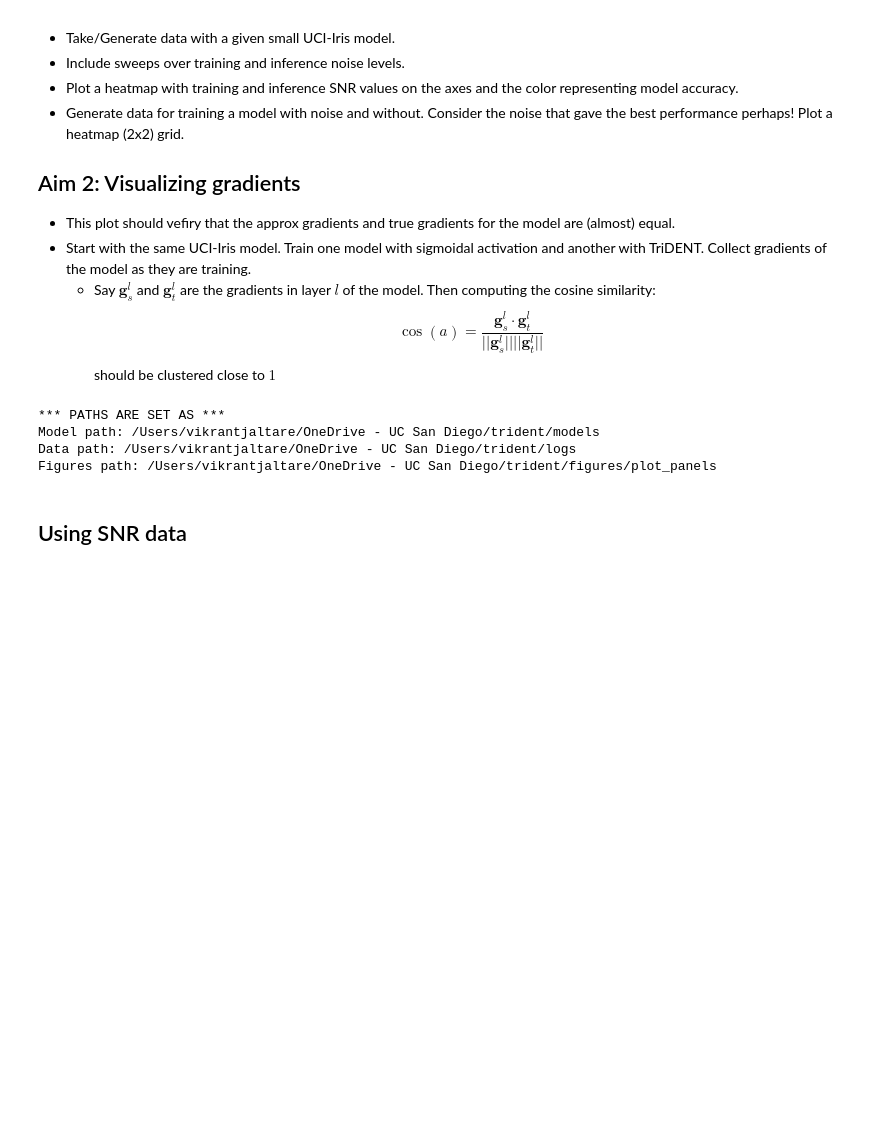
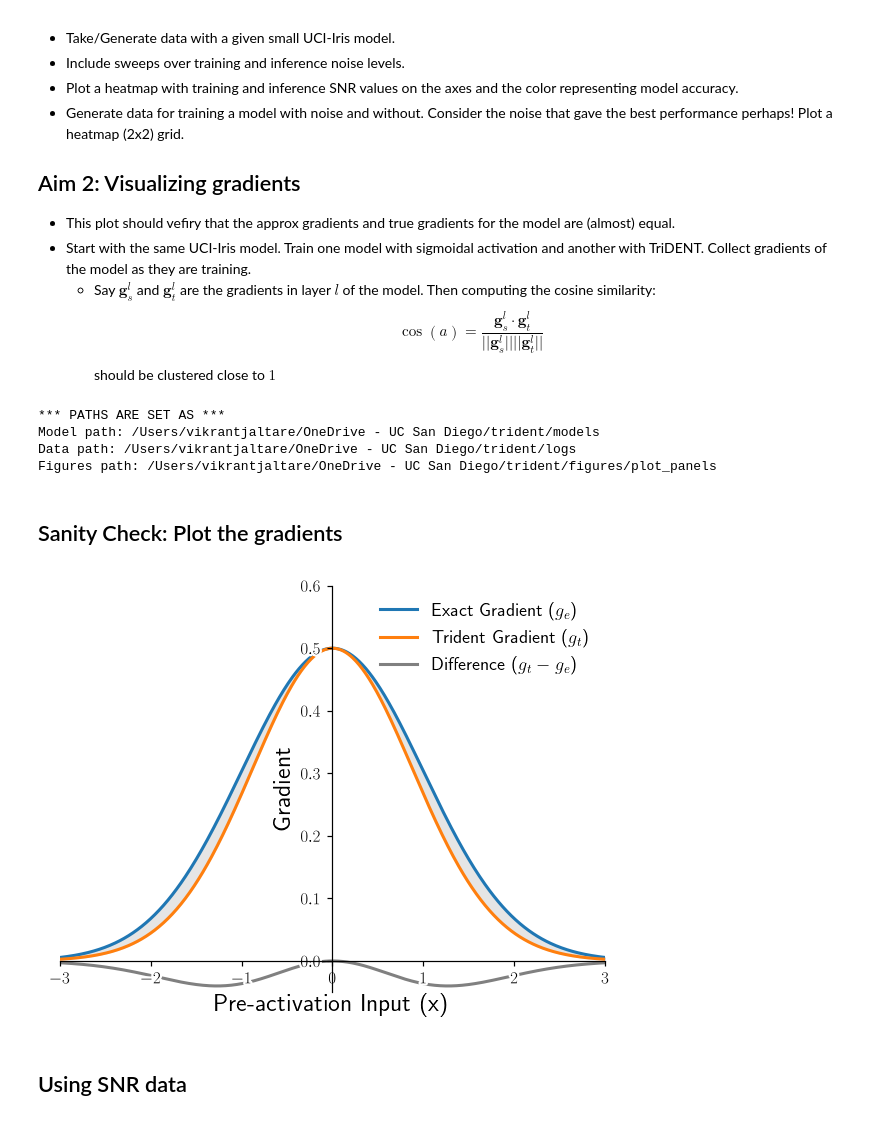
Before and after one commit to vjaltare/sawy, a Jupyter notebook: notebooks/gradients_noise_comparisons_uci_iris.ipynb, the cells around one changed output. Drawn from its saved outputs; the diff is of its cells as text; code cells hidden in the pictures; blank space fills up the shorter version.

```diff
--- a/notebooks/gradients_noise_comparisons_uci_iris.ipynb
+++ b/notebooks/gradients_noise_comparisons_uci_iris.ipynb
@@ -86,3 +87,5 @@ print(f"Figures path: {FIGURES_PATH}")
 Model path: /Users/vikrantjaltare/OneDrive - UC San Diego/trident/models
 Data path: /Users/vikrantjaltare/OneDrive - UC San Diego/trident/logs
 Figures path: /Users/vikrantjaltare/OneDrive - UC San Diego/trident/figures/plot_panels
+# %% [markdown]
+## Sanity Check: Plot the gradients
@@ -89,3 +115,33 @@ Figures path: /Users/vikrantjaltare/OneDrive - UC San Diego/trident/figures/plot
+# %%
+x_test = jnp.linspace(-3, 3, 500)
+
+std = 1.0
+ex_sf = jnp.sqrt(2*jnp.pi)*std/4
+tri_grads = jax.vmap(trident_grad, in_axes=(0, None, None, None, None))(x_test, 0.0, std, 0.0, 1.0)
+ex_grads = jax.vmap(exact_grad_fn, in_axes=(0, None, None, None, None))(x_test, 0.0, std, 0.0, ex_sf)
+
+fig, ax = plt.subplots(dpi=110)
+ax.plot(x_test, ex_grads, lw=2, label=r"Exact Gradient ($g_e$)", zorder=-1)
+ax.plot(x_test, tri_grads, lw=2, label=r"Trident Gradient ($g_t$)", zorder=-1)
+ax.plot(x_test, tri_grads - ex_grads, lw=2, label=r"Difference ($g_t - g_e$)", zorder=-1, color="0.5")
+ax.fill_between(x_test, tri_grads, ex_grads, alpha=0.2, zorder=-2, color="0.5")
+ax.set_xlabel("Pre-activation Input (x)", fontsize=16, loc='center')
+ax.set_ylabel("Gradient", fontsize=16, loc="center")
+ax.set_ylim(-0.05, 0.6)
+ax.set_xlim(-3, 3)
+ax.spines[['bottom', 'left']].set_position('zero')
+ax.tick_params(axis='both', which='major', labelsize=11, zorder=1)
+ax.legend(frameon=False, fontsize=12)
+
+path_effect = [pe.withStroke(linewidth=3, foreground='w')]
+
+for label in ax.get_xticklabels() + ax.get_yticklabels():
+    label.set_path_effects(path_effect)
+    label.set_zorder(5)
+
+sns.despine()
+# %% [output]
+[figure, added]
 # %% [markdown]
 ## Using SNR data
 # %%
```
Also changed, not shown: parts of 6 cells of this notebook.
